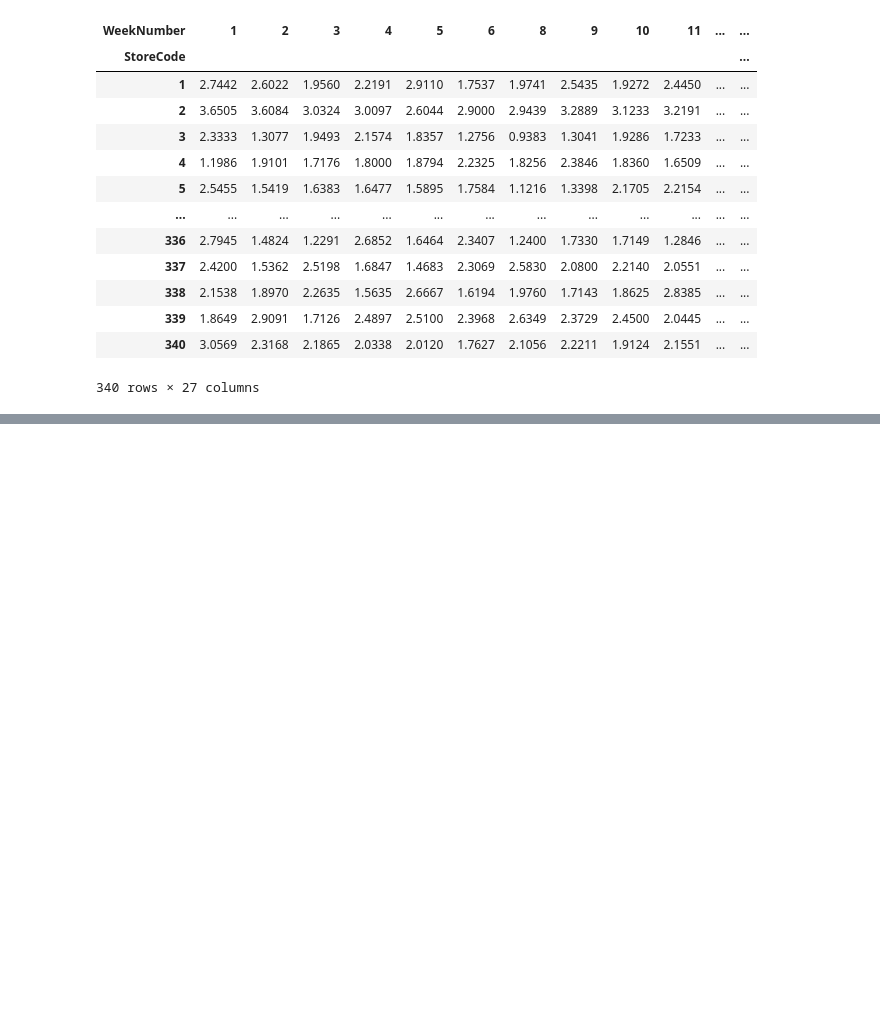
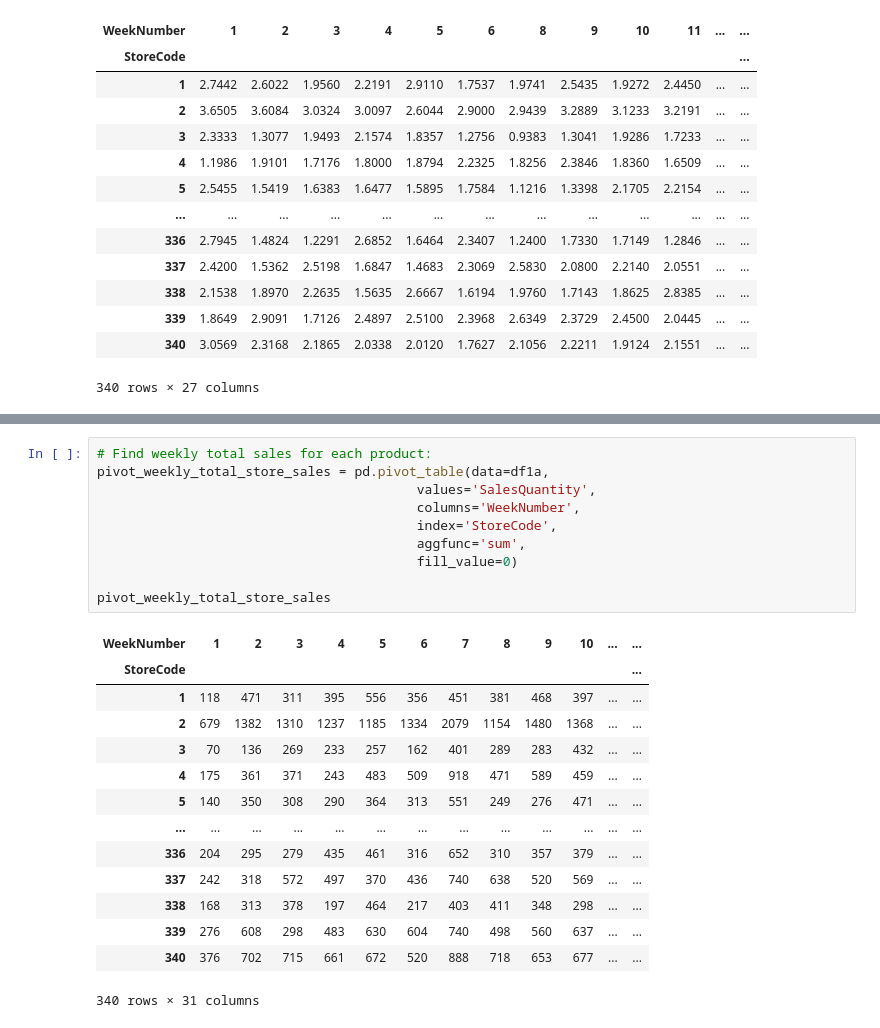
Before and after one commit to Botan-Bulut/DataScienceProjects, a Jupyter notebook: InventAnalyticsCaseStudy/working.ipynb, the cells around one changed output, grey strips where cells are left out. Cells and saved outputs as stored; diff of their text form; blank space fills up the shorter version.

```diff
--- a/InventAnalyticsCaseStudy/working.ipynb
+++ b/InventAnalyticsCaseStudy/working.ipynb
@@ -740,0 +912,25 @@ pivot_weekly_mean_store_sales
+# %%
+# Find weekly total sales for each product:
+pivot_weekly_total_store_sales = pd.pivot_table(data=df1a,
+                                         values='SalesQuantity',
+                                         columns='WeekNumber',
+                                         index='StoreCode',
+                                         aggfunc='sum',
+                                         fill_value=0)
+
+pivot_weekly_total_store_sales
+# %% [output]
+| WeekNumber | 1 | 2 | 3 | 4 | 5 | 6 | 7 | 8 | 9 | 10 | ... | ... |
+| StoreCode |  |  |  |  |  |  |  |  |  |  |  | ... |
+| 1 | 118 | 471 | 311 | 395 | 556 | 356 | 451 | 381 | 468 | 397 | ... | ... |
+| 2 | 679 | 1382 | 1310 | 1237 | 1185 | 1334 | 2079 | 1154 | 1480 | 1368 | ... | ... |
+| 3 | 70 | 136 | 269 | 233 | 257 | 162 | 401 | 289 | 283 | 432 | ... | ... |
+| 4 | 175 | 361 | 371 | 243 | 483 | 509 | 918 | 471 | 589 | 459 | ... | ... |
+| 5 | 140 | 350 | 308 | 290 | 364 | 313 | 551 | 249 | 276 | 471 | ... | ... |
+| ... | ... | ... | ... | ... | ... | ... | ... | ... | ... | ... | ... | ... |
+| 336 | 204 | 295 | 279 | 435 | 461 | 316 | 652 | 310 | 357 | 379 | ... | ... |
+| 337 | 242 | 318 | 572 | 497 | 370 | 436 | 740 | 638 | 520 | 569 | ... | ... |
+| 338 | 168 | 313 | 378 | 197 | 464 | 217 | 403 | 411 | 348 | 298 | ... | ... |
+| 339 | 276 | 608 | 298 | 483 | 630 | 604 | 740 | 498 | 560 | 637 | ... | ... |
+| 340 | 376 | 702 | 715 | 661 | 672 | 520 | 888 | 718 | 653 | 677 | ... | ... |
+340 rows × 31 columns
```
Also changed, not shown: parts of 35 cells of this notebook.
